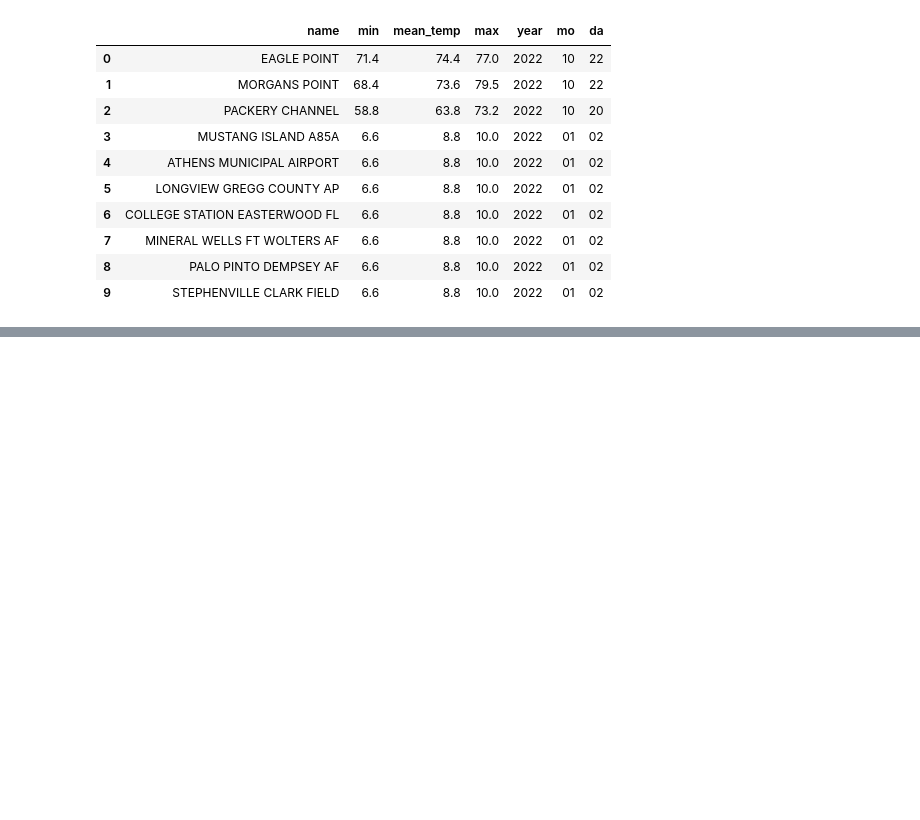
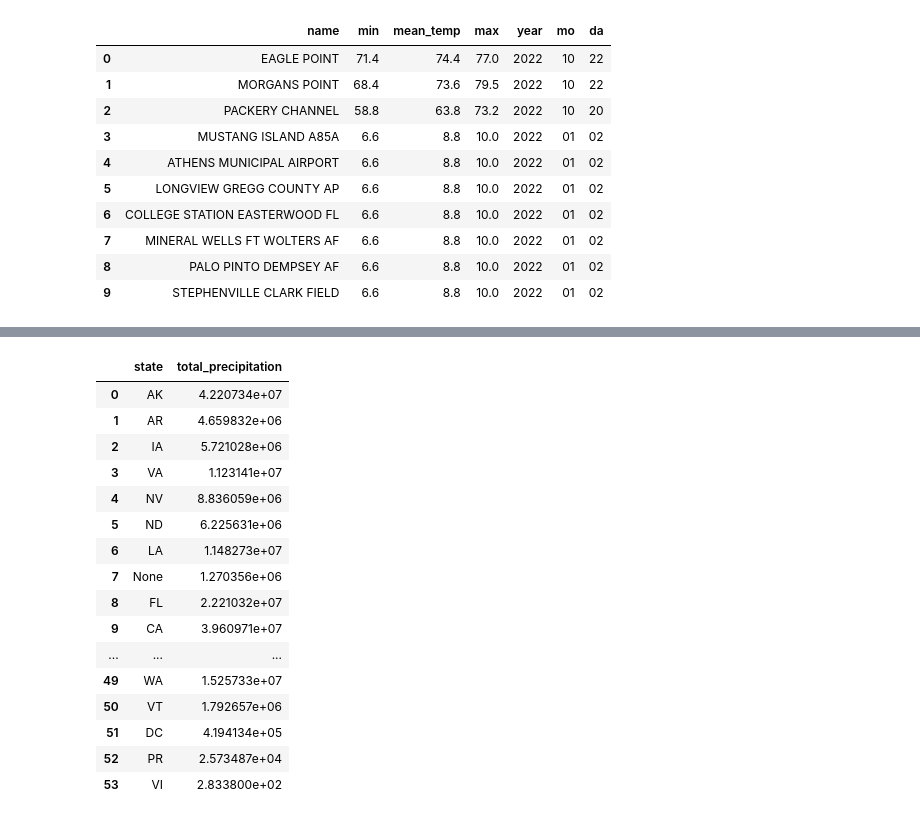
Before and after one commit to TechMax14/Project-3, a Jupyter notebook: prototypes/noaa-dataset-with-google-bigquery.ipynb, the cells around one changed output, grey strips where cells are left out. Saved outputs shown, nothing was run; the diff lists cells and outputs as text; code cells hidden in the pictures; blank space fills up the shorter version.

```diff
--- a/prototypes/noaa-dataset-with-google-bigquery.ipynb
+++ b/prototypes/noaa-dataset-with-google-bigquery.ipynb
@@ -243,0 +282,40 @@ query_job4.to_dataframe()
+# %%
+# SchemaField('prcp', 'FLOAT', 'NULLABLE', None, "Total precipitation (rain and/or melted snow) reported during the day
+# in inches and hundredths; will usually not end with the midnight observation--i.e., may include latter part of
+# previous day.  .00 indicates no measurable precipitation (includes a trace). Missing = 99.99 Note: Many stations do
+# not report '0' on days with no precipitation--therefore, '99.99' will often appear on these days. Also, for example,
+# a station may only report a 6-hour amount for the period during which rain fell. See Flag field for source of data", (), None)
+
+# Perform a query that pulls data from both the measurement and stations table by state
+aggregate_query = (
+    'SELECT s.state, '
+    'SUM(g.prcp) AS total_precipitation '
+    'FROM `bigquery-public-data.noaa_gsod.gsod2022` AS g '
+    'INNER JOIN `bigquery-public-data.noaa_gsod.stations` AS s ON g.stn = s.usaf '
+    'WHERE s.country = "US" AND g.prcp <> 99.9 '
+    'GROUP BY s.state')
+state_prcp_result = client.query(aggregate_query)  # API request
+state_prcp_data = state_prcp_result.result()  # Waits for query to finish
+
+# Put the last query into a dataframe
+state_prcp_result.to_dataframe()
+
+# This result shows filtering method is not refined enough for precipitation totals
+# %% [output]
+|  | state | total_precipitation |
+| 0 | AK | 4.220734e+07 |
+| 1 | AR | 4.659832e+06 |
+| 2 | IA | 5.721028e+06 |
+| 3 | VA | 1.123141e+07 |
+| 4 | NV | 8.836059e+06 |
+| 5 | ND | 6.225631e+06 |
+| 6 | LA | 1.148273e+07 |
+| 7 | None | 1.270356e+06 |
+| 8 | FL | 2.221032e+07 |
+| 9 | CA | 3.960971e+07 |
+| ... | ... | ... |
+| 49 | WA | 1.525733e+07 |
+| 50 | VT | 1.792657e+06 |
+| 51 | DC | 4.194134e+05 |
+| 52 | PR | 2.573487e+04 |
+| 53 | VI | 2.833800e+02 |
```
Also changed, not shown: parts of 3 cells of this notebook.
